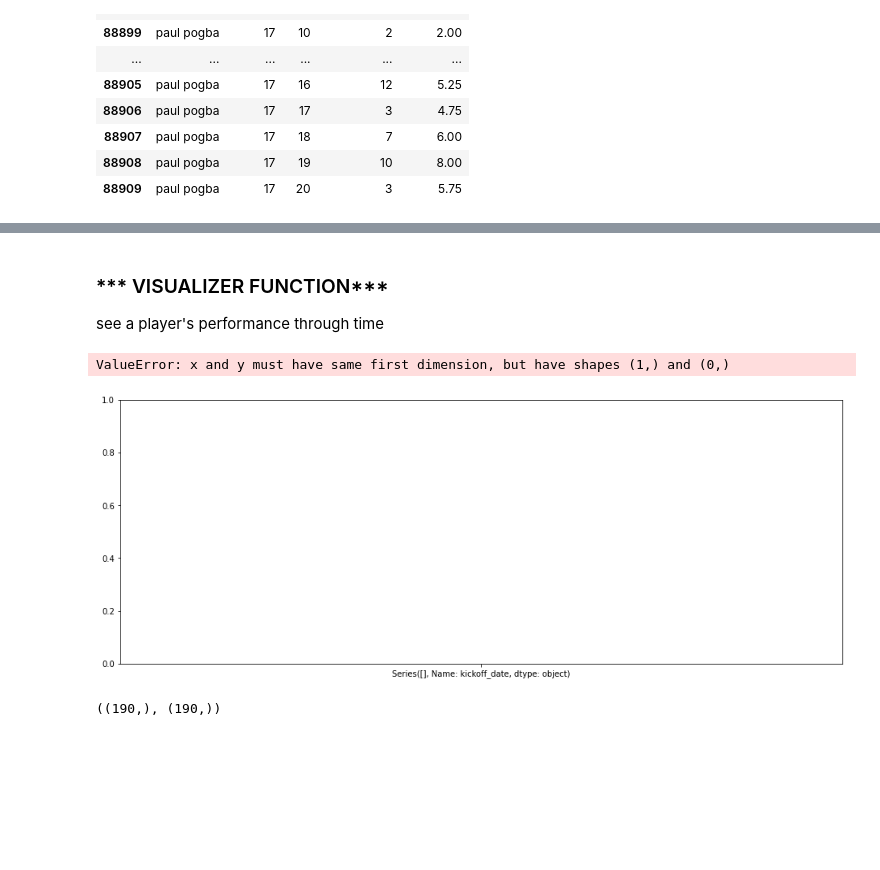
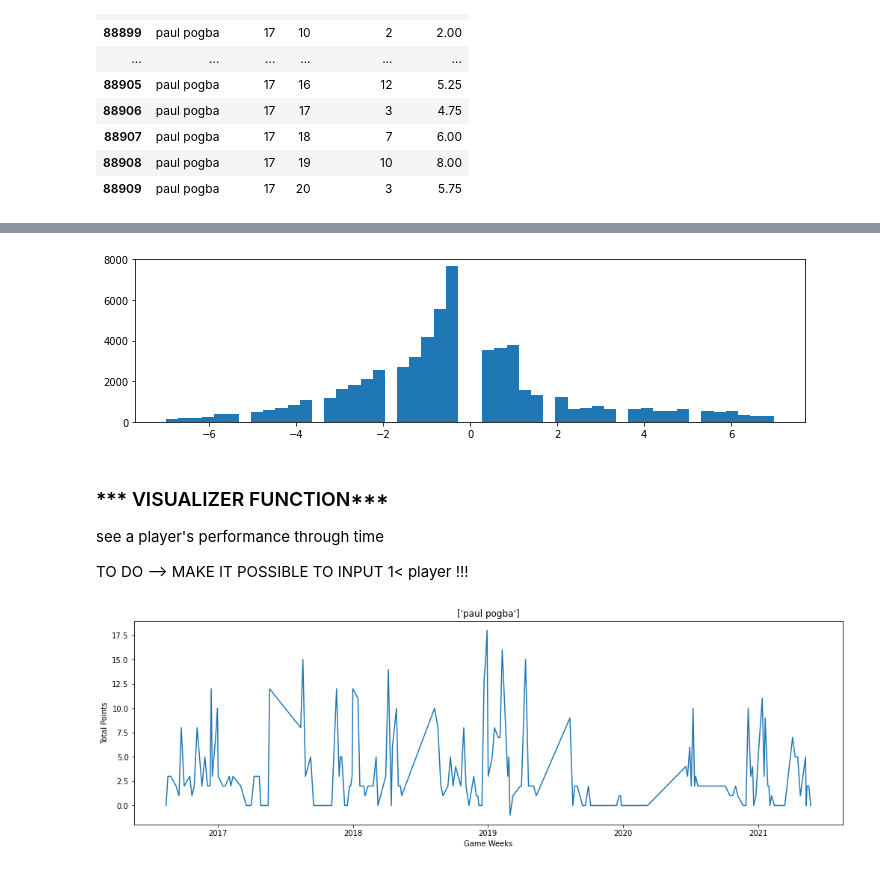
Before and after one commit to 1kruidenp/fflpred, a Jupyter notebook: notebooks/first_notebook.ipynb, the cells around one changed output, grey strips where cells are left out. Drawn from its saved outputs; the diff is of its cells as text; code cells hidden in the pictures; blank space fills up the shorter version.

```diff
--- a/notebooks/first_notebook.ipynb
+++ b/notebooks/first_notebook.ipynb
@@ -27,7 +37,7 @@ summary("paul pogba", ["minutes", "value"], 7)
 
 Lloris, Pogba, Van Dijk
 # %%
-def test_dataset_maker(players):
+def player_focus(players):
     frames = []
     for player in players:
         player_stats = full_data[full_data["name"] == player]
@@ -132,27 +180,28 @@ full_data_ma[full_data_ma["name"] == "paul pogba"][["name", "season", "GW", "tot
+# %%
+fig = plt.figure(figsize = (12, 3))
+plt.hist(error_, bins = 50, range=(-7, 7));
+# %% [output]
+[figure, added]
 # %% [markdown]
 ### *** VISUALIZER FUNCTION***
 
 see a player's performance through time
+
+TO DO --> MAKE IT POSSIBLE TO INPUT 1< player !!!
 # %%
 import matplotlib.pyplot as plt
 # %%
 def points_visualizer(player):
-    person = test_dataset_maker([f"{player}"])
-    fig = plt.figure(figsize = (16, 6))
-    plt.plot(str(person.kickoff_date), person.total_points)
+    person = player_focus(player)
+    fig = plt.figure(figsize = (17, 5))
+    x = person["kickoff_date"]
+    y = person["total_points"]
+    plt.plot(x, y)
     plt.xlabel("Game Weeks")
     plt.ylabel("Total Points")
     plt.title(f"{player}")
     return plt.show()
 # %%
-points_visualizer(["harry kane"])
+points_visualizer(["paul pogba"])
 # %% [output]
-ValueError: x and y must have same first dimension, but have shapes (1,) and (0,)
-[figure, old version]
+[figure, new version]
-# %%
-person = test_dataset_maker(["harry kane"])
-#person[["season", "GW", "kickoff_date","total_points"]].head(40)
-
-person.kickoff_date.shape, person.total_points.shape
-# %% [output]
-((190,), (190,))
```
Also changed, not shown: parts of 16 cells of this notebook.
